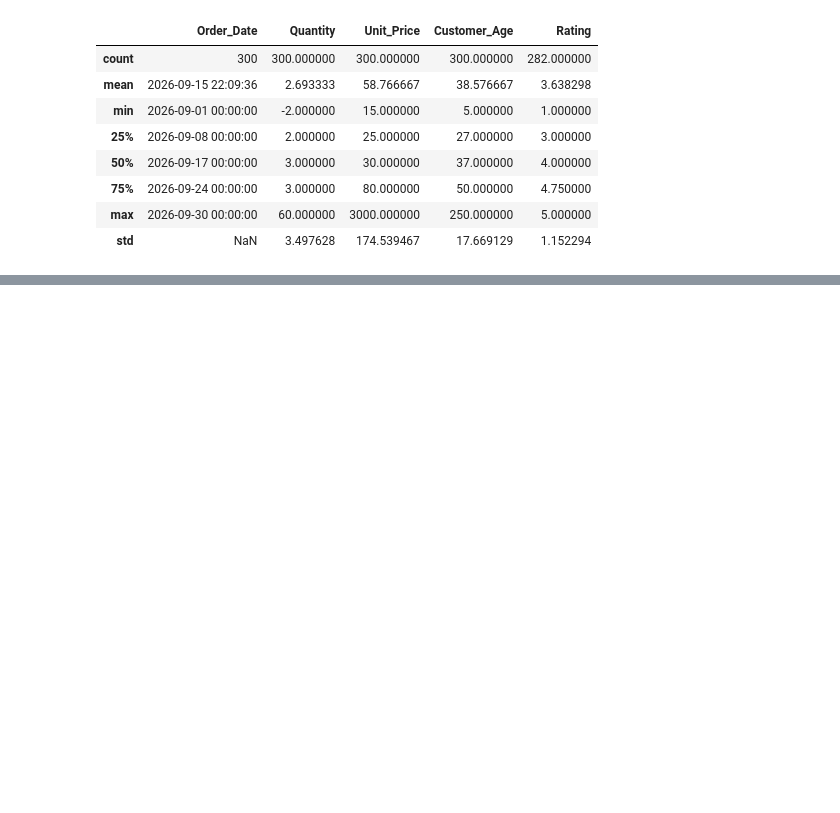
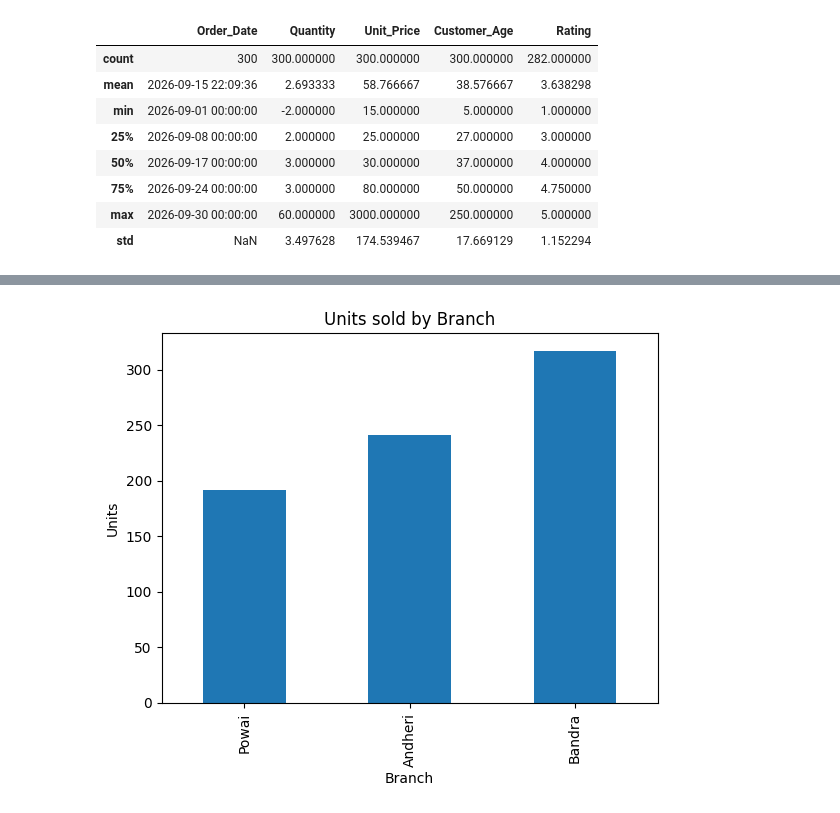
Before and after one commit to SanjeetKumarr/chai-cafe-analysis, a Jupyter notebook: Chai_Cafe_Analysis.ipynb, the cells around one changed output, grey strips where cells are left out. Saved outputs shown, nothing was run; the diff lists cells and outputs as text; code cells hidden in the pictures; blank space fills up the shorter version.

```diff
--- a/Chai_Cafe_Analysis.ipynb
+++ b/Chai_Cafe_Analysis.ipynb
@@ -356,0 +622,10 @@ Name: Revenue, dtype: float64
+# %%
+item_qty = df.groupby('Branch')['Quantity'].sum().sort_values()
+
+item_qty.plot(kind='bar')
+plt.title('Units sold by Branch')
+plt.xlabel("Branch")
+plt.ylabel('Units')
+plt.show()
+# %% [output]
+[figure, added]
```
Also changed, not shown: parts of 146 cells of this notebook.
